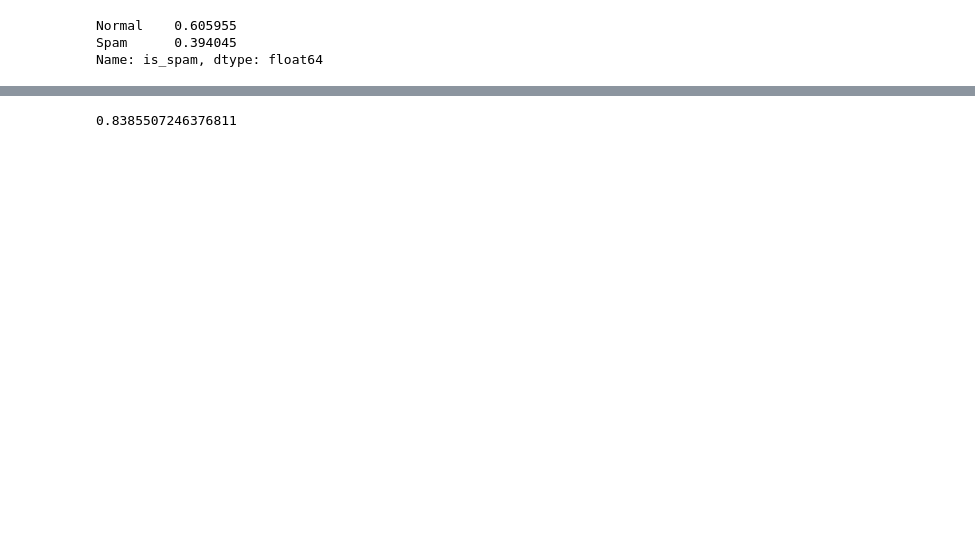
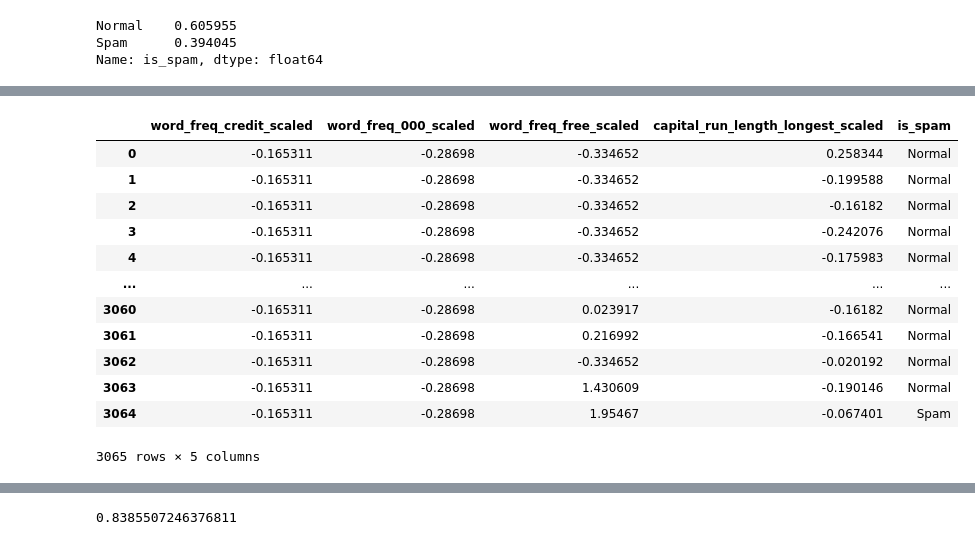
Before and after one commit to SusanLiu628/Dsci-100-project, a Jupyter notebook: Data analysis.ipynb, the cells around one changed output, grey strips where cells are left out. Cells and saved outputs as stored; diff of their text form; code cells hidden in the pictures; blank space fills up the shorter version.

Commit message:
Finished data analysis and visualizations

```diff
--- a/Data analysis.ipynb
+++ b/Data analysis.ipynb
@@ -87 +100,22 @@ spam_mean
+# %%
+# filtering data to only those that have values less than 2 for all variables
+spam_train_zoom = spam_train_scaled[(spam_train_scaled["word_freq_credit_scaled"] < 2) &
+                                   (spam_train_scaled["word_freq_000_scaled"] < 2) &
+                                   (spam_train_scaled["word_freq_free_scaled"] < 2) &
+                                   (spam_train_scaled["capital_run_length_longest_scaled"] < 2)].reset_index().drop(columns = ["index"])
+spam_train_zoom
+# %% [output]
+|  | word_freq_credit_scaled | word_freq_000_scaled | word_freq_free_scaled | capital_run_length_longest_scaled | is_spam |
+| 0 | -0.165311 | -0.28698 | -0.334652 | 0.258344 | Normal |
+| 1 | -0.165311 | -0.28698 | -0.334652 | -0.199588 | Normal |
+| 2 | -0.165311 | -0.28698 | -0.334652 | -0.16182 | Normal |
+| 3 | -0.165311 | -0.28698 | -0.334652 | -0.242076 | Normal |
+| 4 | -0.165311 | -0.28698 | -0.334652 | -0.175983 | Normal |
+| ... | ... | ... | ... | ... | ... |
+| 3060 | -0.165311 | -0.28698 | 0.023917 | -0.16182 | Normal |
+| 3061 | -0.165311 | -0.28698 | 0.216992 | -0.166541 | Normal |
+| 3062 | -0.165311 | -0.28698 | -0.334652 | -0.020192 | Normal |
+| 3063 | -0.165311 | -0.28698 | 1.430609 | -0.190146 | Normal |
+| 3064 | -0.165311 | -0.28698 | 1.95467 | -0.067401 | Spam |
+3065 rows × 5 columns
 # %%
```
Also changed, not shown: parts of 15 cells of this notebook.
